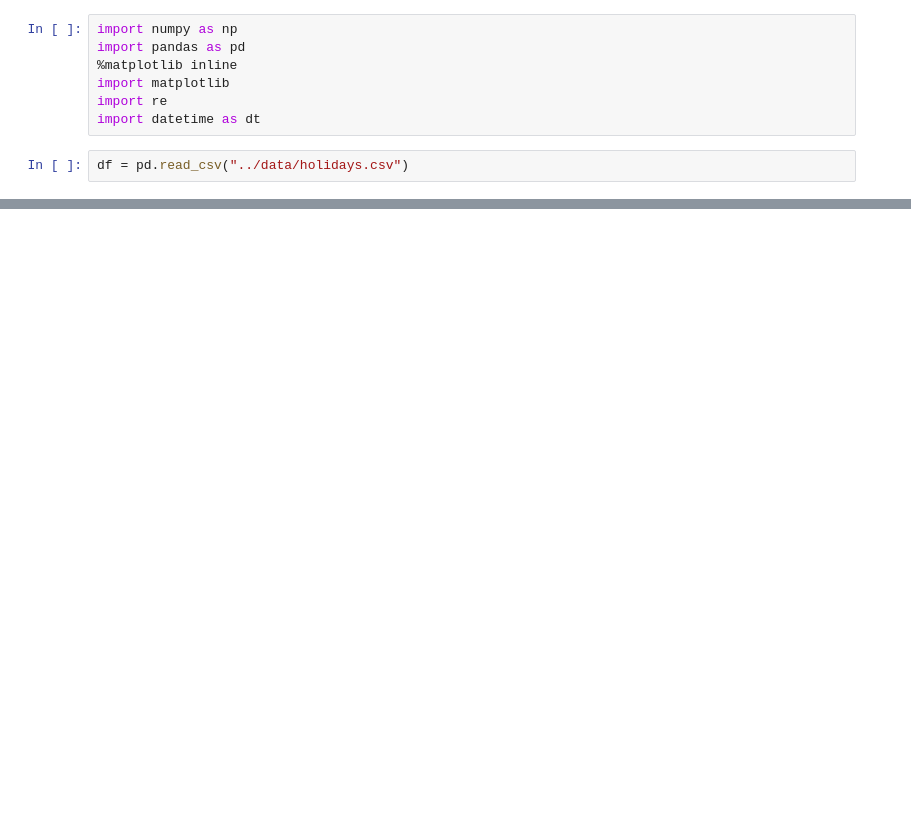
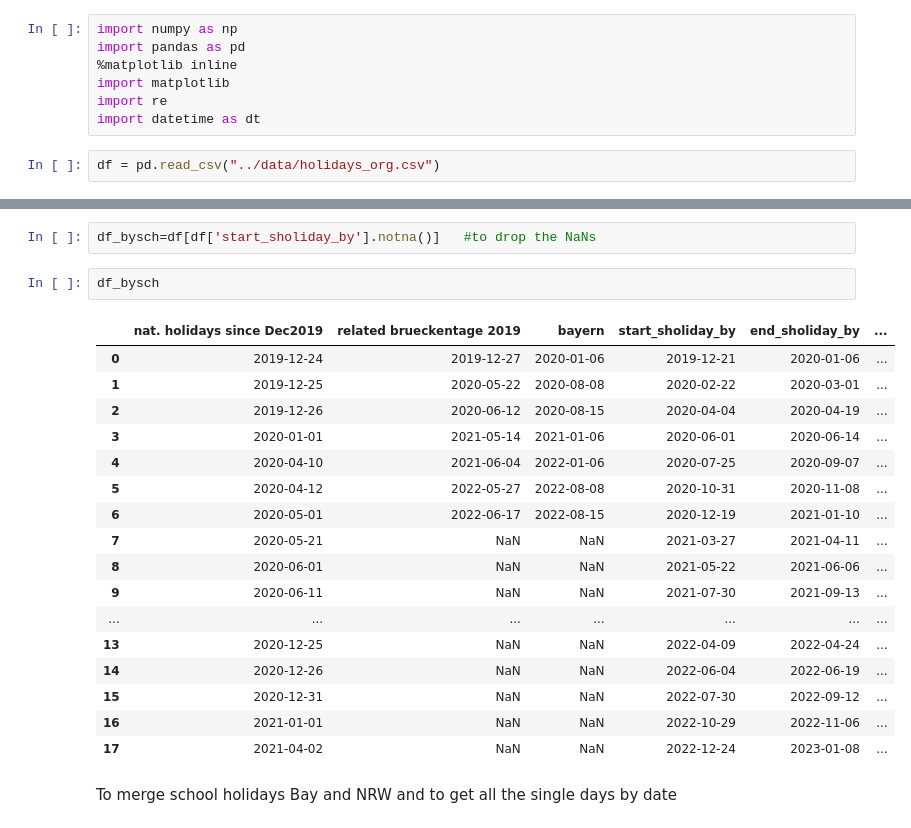
Before and after one commit to Good-Train-Bad-Train/gtbt, a Jupyter notebook: notebooks/boris_holidays.ipynb, the cells around one changed output, grey strips where cells are left out. Saved outputs shown, nothing was run; the diff lists cells and outputs as text; blank space fills up the shorter version.

```diff
--- a/notebooks/boris_holidays.ipynb
+++ b/notebooks/boris_holidays.ipynb
@@ -8,4 +10,4 @@ import matplotlib
 import re
 import datetime as dt
 # %%
-df = pd.read_csv("../data/holidays.csv")
+df = pd.read_csv("../data/holidays_org.csv")
@@ -31,0 +102,24 @@ df
+# %%
+df_bysch=df[df['start_sholiday_by'].notna()]   #to drop the NaNs
+# %%
+df_bysch
+# %% [output]
+|  | nat. holidays since Dec2019 | related brueckentage 2019 | bayern | start_sholiday_by | end_sholiday_by | ... |
+| 0 | 2019-12-24 | 2019-12-27 | 2020-01-06 | 2019-12-21 | 2020-01-06 | ... |
+| 1 | 2019-12-25 | 2020-05-22 | 2020-08-08 | 2020-02-22 | 2020-03-01 | ... |
+| 2 | 2019-12-26 | 2020-06-12 | 2020-08-15 | 2020-04-04 | 2020-04-19 | ... |
+| 3 | 2020-01-01 | 2021-05-14 | 2021-01-06 | 2020-06-01 | 2020-06-14 | ... |
+| 4 | 2020-04-10 | 2021-06-04 | 2022-01-06 | 2020-07-25 | 2020-09-07 | ... |
+| 5 | 2020-04-12 | 2022-05-27 | 2022-08-08 | 2020-10-31 | 2020-11-08 | ... |
+| 6 | 2020-05-01 | 2022-06-17 | 2022-08-15 | 2020-12-19 | 2021-01-10 | ... |
+| 7 | 2020-05-21 | NaN | NaN | 2021-03-27 | 2021-04-11 | ... |
+| 8 | 2020-06-01 | NaN | NaN | 2021-05-22 | 2021-06-06 | ... |
+| 9 | 2020-06-11 | NaN | NaN | 2021-07-30 | 2021-09-13 | ... |
+| ... | ... | ... | ... | ... | ... | ... |
+| 13 | 2020-12-25 | NaN | NaN | 2022-04-09 | 2022-04-24 | ... |
+| 14 | 2020-12-26 | NaN | NaN | 2022-06-04 | 2022-06-19 | ... |
+| 15 | 2020-12-31 | NaN | NaN | 2022-07-30 | 2022-09-12 | ... |
+| 16 | 2021-01-01 | NaN | NaN | 2022-10-29 | 2022-11-06 | ... |
+| 17 | 2021-04-02 | NaN | NaN | 2022-12-24 | 2023-01-08 | ... |
+# %% [markdown]
+To merge school holidays Bay and NRW and to get all the single days by date
```
Also changed, not shown: parts of 25 cells of this notebook, 3 other files.
